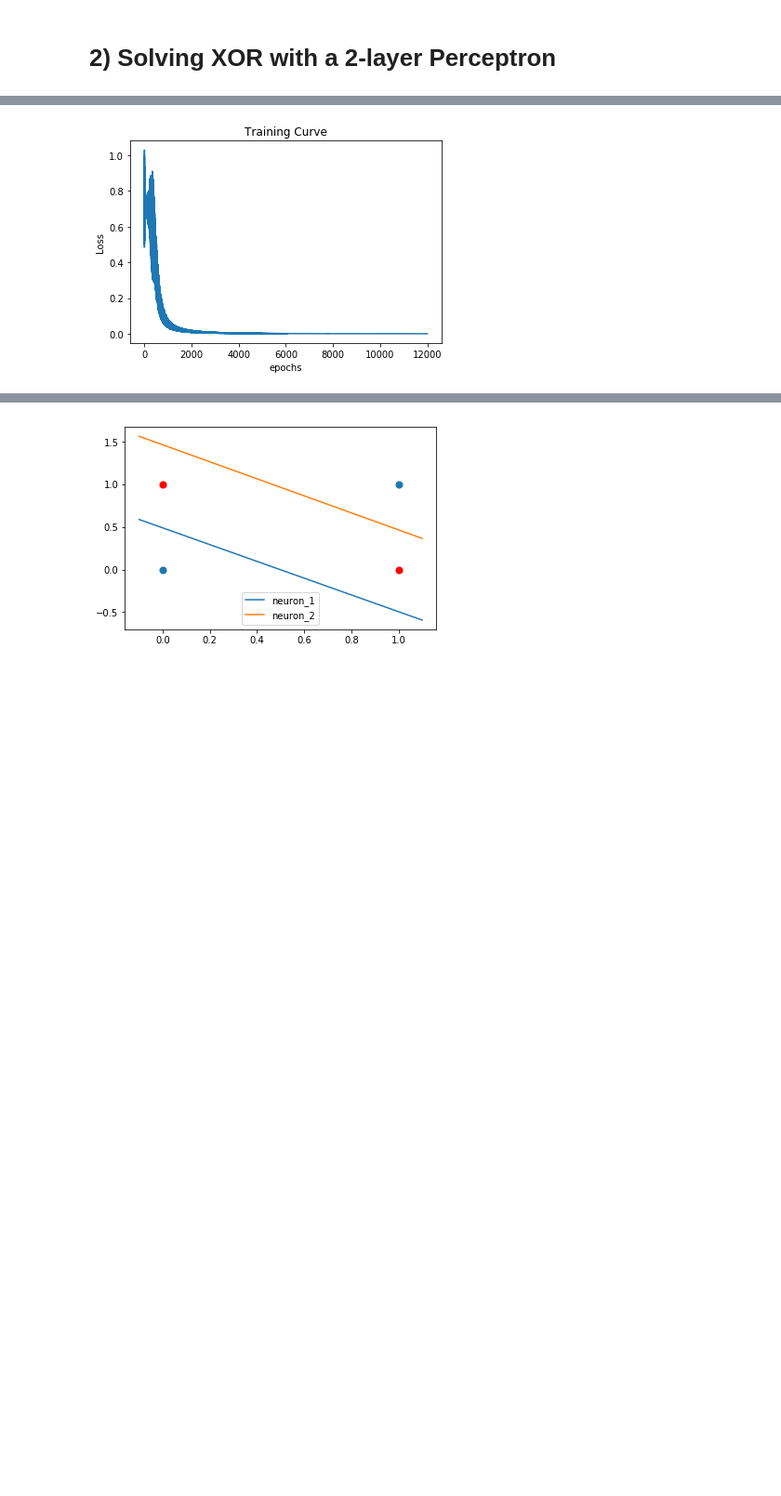
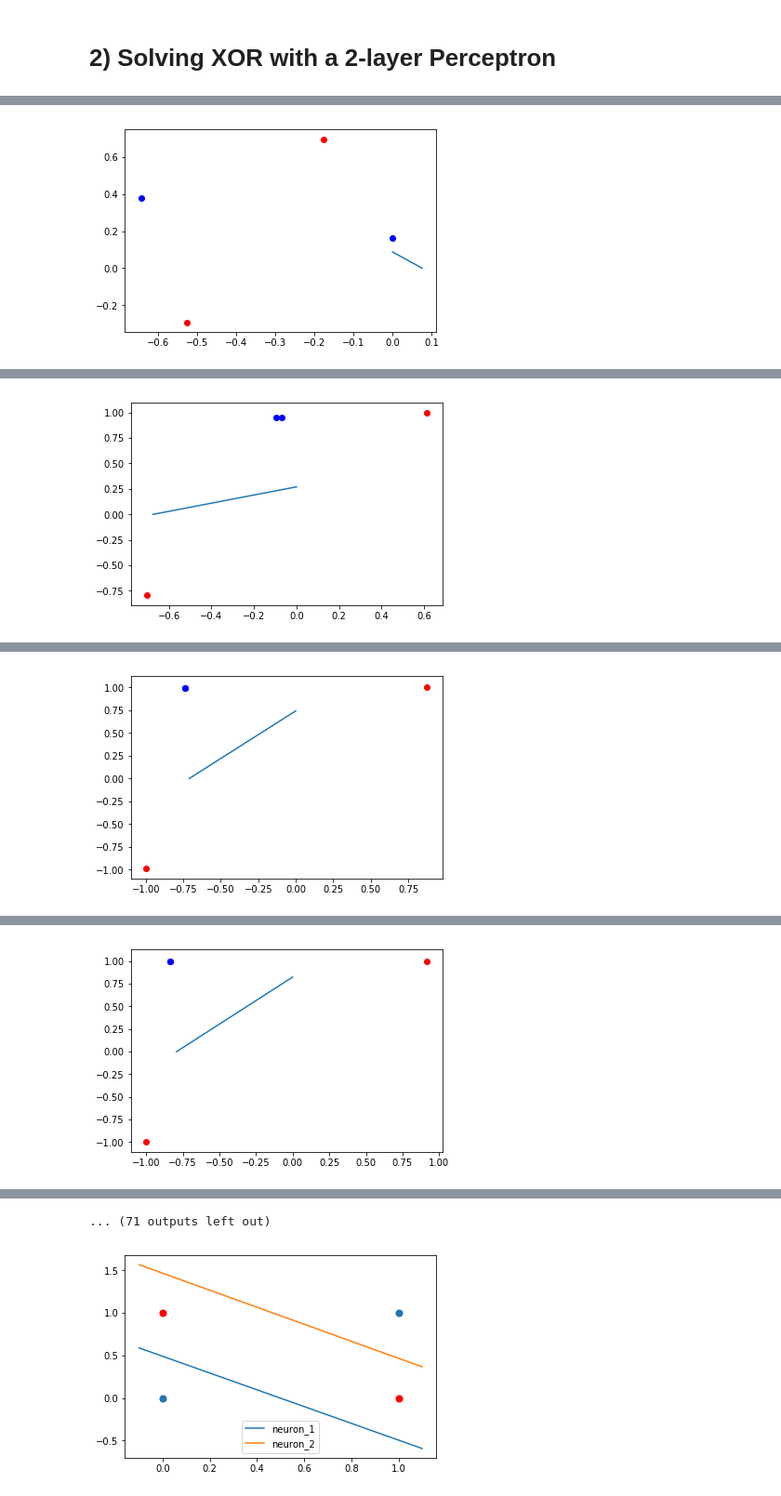
Before and after one commit to adarshmodh/Deep-Learning-Projects, a Jupyter notebook: Adarsh_Modh_CIS680_HW1.ipynb, the cells around one changed output, grey strips where cells are left out. Shown at 93% size. Cells and saved outputs as stored; diff of their text form; code cells hidden in the pictures; blank space fills up the shorter version.

```diff
--- a/Adarsh_Modh_CIS680_HW1.ipynb
+++ b/Adarsh_Modh_CIS680_HW1.ipynb
@@ -271,28 +305,30 @@ Sequential(
 )
 # %%
-optimizer = optim.Adam(net.parameters(), lr = 0.03)
+optimizer = optim.Adam(model.parameters(), lr = 0.03)
 
 # Train and plot here
 hold_loss=[]
 
 for i in range(4001):
   for x_batch,y_batch in trainloader:
     optimizer.zero_grad()
     # print(x_batch,y_batch)
-    y_pred = net(x_batch)
+    h,y_pred = model(x_batch)
     # print(y_pred)
     loss = loss_fn(y_pred, y_batch)
     loss.backward()
     optimizer.step()
     hold_loss.append(loss.item())
 
   if i % 100 == 0:
-      print("Epoch: {0}, Loss: {1}, ".format(i, loss.item()))
+    get_boundaries(model)
+    print("Epoch: {0}, Loss: {1}, ".format(i, loss.item()))
 
 plt.ylabel('Loss')
 plt.xlabel('epochs')
 plt.title('Training Curve')
 
 plt.plot(np.array(hold_loss))
 plt.show()
 # %% [output]
+[figure, new version]
@@ -316 +336 @@ Epoch: 3000, Loss: 4.708877895609476e-05,
-[figure, old version]
+[figure, added]
@@ -316,0 +338 @@ Epoch: 3000, Loss: 4.708877895609476e-05,
+[figure, added]
@@ -316,0 +340 @@ Epoch: 3000, Loss: 4.708877895609476e-05,
+[figure, added]
@@ -317,3 +346,4 @@ Epoch: 3000, Loss: 4.708877895609476e-05,
+... (71 outputs left out)
 # %%
 # Plotting decision boundaries
 X = torch.Tensor([[0,0],[0,1], [1,0], [1,1]])
```
Also changed, not shown: parts of 8 cells of this notebook.
